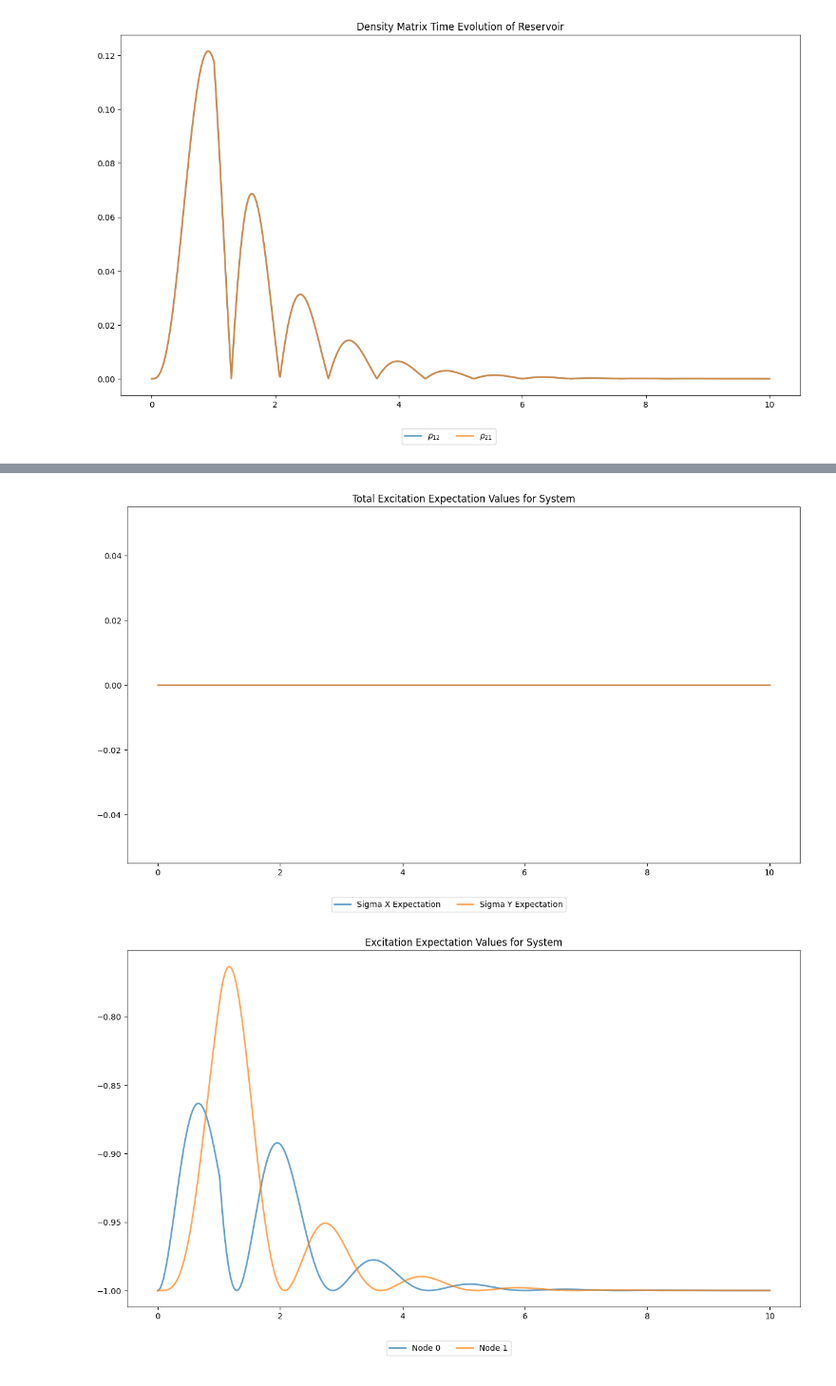
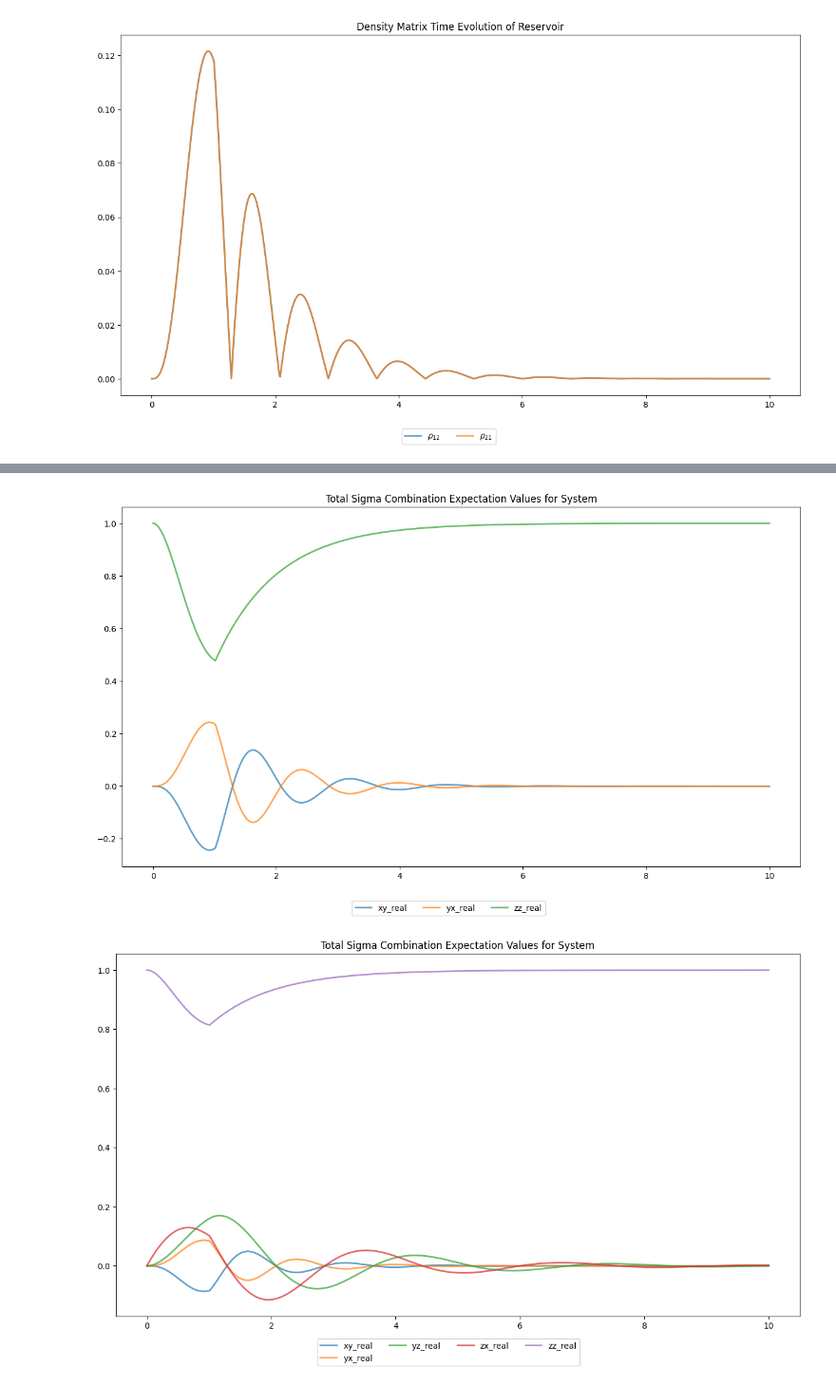
Before and after one commit to Mmackinnon01/entanglement_classifier, a Jupyter notebook: classifier/run.ipynb, the cells around one changed output, grey strips where cells are left out. Shown at 95% size. Cells and saved outputs as stored; diff of their text form; code cells hidden in the pictures.

```diff
--- a/classifier/run.ipynb
+++ b/classifier/run.ipynb
@@ -95,8 +95,10 @@ log2.plotRes(off_diag=True)
 # %%
-log1.plotTotalExcite()
+log1.plotSigmaCombinations()
 # %% [output]
-[figure, old version]
+[figure, new version]
 # %%
-log2.plotExcite()
+log2.plotSigmaCombinations(
+
+)
 # %% [output]
-[figure, old version]
+[figure, new version]
```
Also changed, not shown: parts of 1 cell of this notebook, 6 other files.
